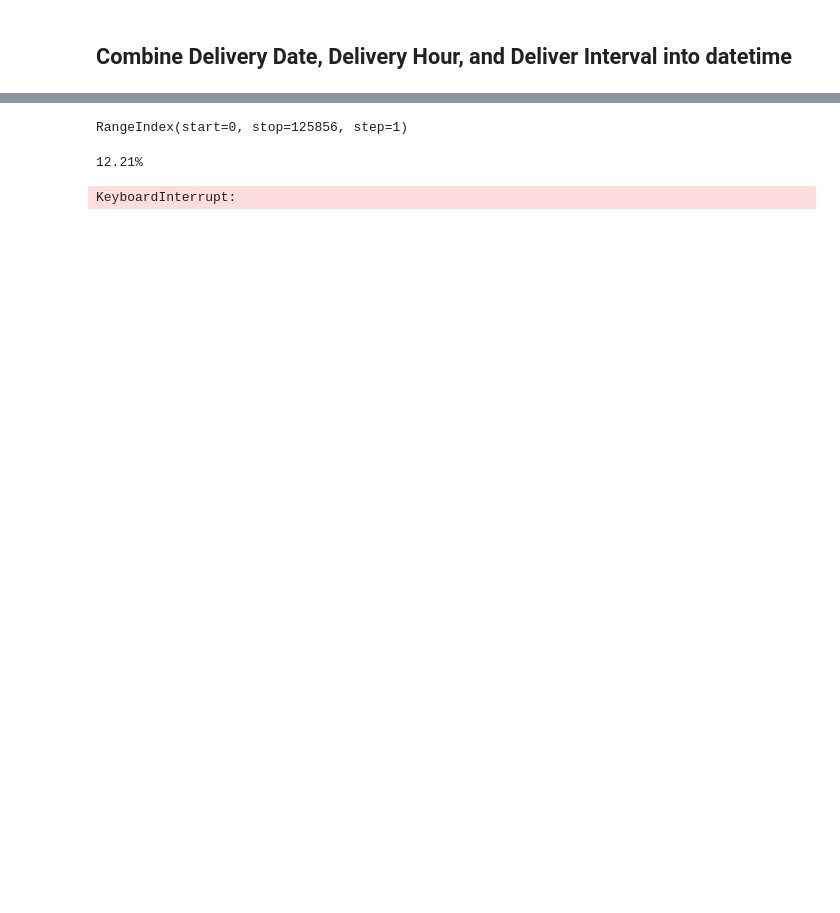
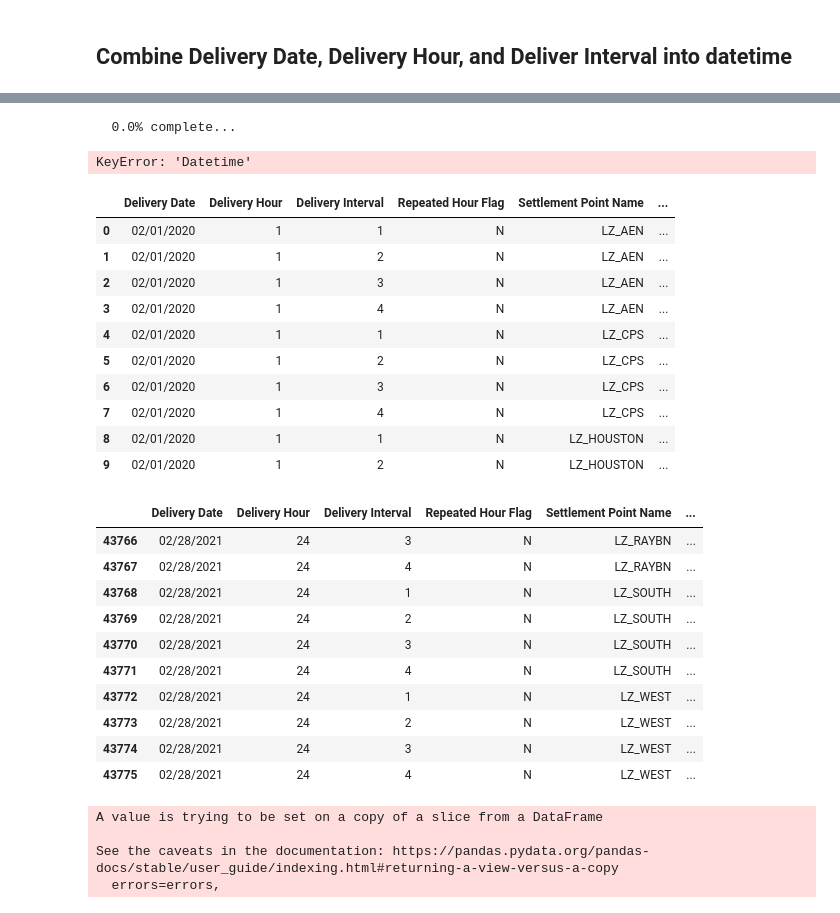
Before and after one commit to ccharafeddine/Degree_Day_Analysis, a Jupyter notebook: degree_day_analysis.ipynb, the cells around one changed output, grey strips where cells are left out. Drawn from its saved outputs; the diff is of its cells as text; code cells hidden in the pictures; blank space fills up the shorter version.

```diff
--- a/degree_day_analysis.ipynb
+++ b/degree_day_analysis.ipynb
@@ -111,4 +132,0 @@ print(create_datetime(ercot_rtm_df, 0))
-# %%
-print(ercot_rtm_df.index)
-# %% [output]
-RangeIndex(start=0, stop=125856, step=1)
@@ -115,9 +135,43 @@ RangeIndex(start=0, stop=125856, step=1)
 # %%
-for i in ercot_rtm_df.index:
-    print(f'\r{100*i/ercot_rtm_df.index.stop:.2f}', end='% complete... ')
-    ercot_rtm_df['Datetime'] = create_datetime(ercot_rtm_df, i)
+for i in lz_df.index:
+    print(f'\r{100*i/df_index_range.stop:5.1f}% complete... ', end='')
+    lz_df['Datetime'][i] = create_datetime(lz_df, i)
+#    lz_df['Datetime'][i] = create_datetime(lz_df, i)
 print('Done.')
 # %% [output]
-12.21%
+  0.0% complete...
-KeyboardInterrupt:
+KeyError: 'Datetime'
+# %%
+display(lz_df.head(10))
+display(lz_df.tail(10))
+# %% [output]
+|  | Delivery Date | Delivery Hour | Delivery Interval | Repeated Hour Flag | Settlement Point Name | ... |
+| 0 | 02/01/2020 | 1 | 1 | N | LZ_AEN | ... |
+| 1 | 02/01/2020 | 1 | 2 | N | LZ_AEN | ... |
+| 2 | 02/01/2020 | 1 | 3 | N | LZ_AEN | ... |
+| 3 | 02/01/2020 | 1 | 4 | N | LZ_AEN | ... |
+| 4 | 02/01/2020 | 1 | 1 | N | LZ_CPS | ... |
+| 5 | 02/01/2020 | 1 | 2 | N | LZ_CPS | ... |
+| 6 | 02/01/2020 | 1 | 3 | N | LZ_CPS | ... |
+| 7 | 02/01/2020 | 1 | 4 | N | LZ_CPS | ... |
+| 8 | 02/01/2020 | 1 | 1 | N | LZ_HOUSTON | ... |
+| 9 | 02/01/2020 | 1 | 2 | N | LZ_HOUSTON | ... |
+|  | Delivery Date | Delivery Hour | Delivery Interval | Repeated Hour Flag | Settlement Point Name | ... |
+| 43766 | 02/28/2021 | 24 | 3 | N | LZ_RAYBN | ... |
+| 43767 | 02/28/2021 | 24 | 4 | N | LZ_RAYBN | ... |
+| 43768 | 02/28/2021 | 24 | 1 | N | LZ_SOUTH | ... |
+| 43769 | 02/28/2021 | 24 | 2 | N | LZ_SOUTH | ... |
+| 43770 | 02/28/2021 | 24 | 3 | N | LZ_SOUTH | ... |
+| 43771 | 02/28/2021 | 24 | 4 | N | LZ_SOUTH | ... |
+| 43772 | 02/28/2021 | 24 | 1 | N | LZ_WEST | ... |
+| 43773 | 02/28/2021 | 24 | 2 | N | LZ_WEST | ... |
+| 43774 | 02/28/2021 | 24 | 3 | N | LZ_WEST | ... |
+| 43775 | 02/28/2021 | 24 | 4 | N | LZ_WEST | ... |
+# %%
+lz_df.drop(columns=['Delivery Date', 'Delivery Hour', 'Delivery Interval'], inplace=True)
+# %% [output]
+A value is trying to be set on a copy of a slice from a DataFrame
+
+See the caveats in the documentation: https://pandas.pydata.org/pandas-docs/stable/user_guide/indexing.html#returning-a-view-versus-a-copy
+  errors=errors,
 # %%
```
Also changed, not shown: parts of 5 cells of this notebook.
